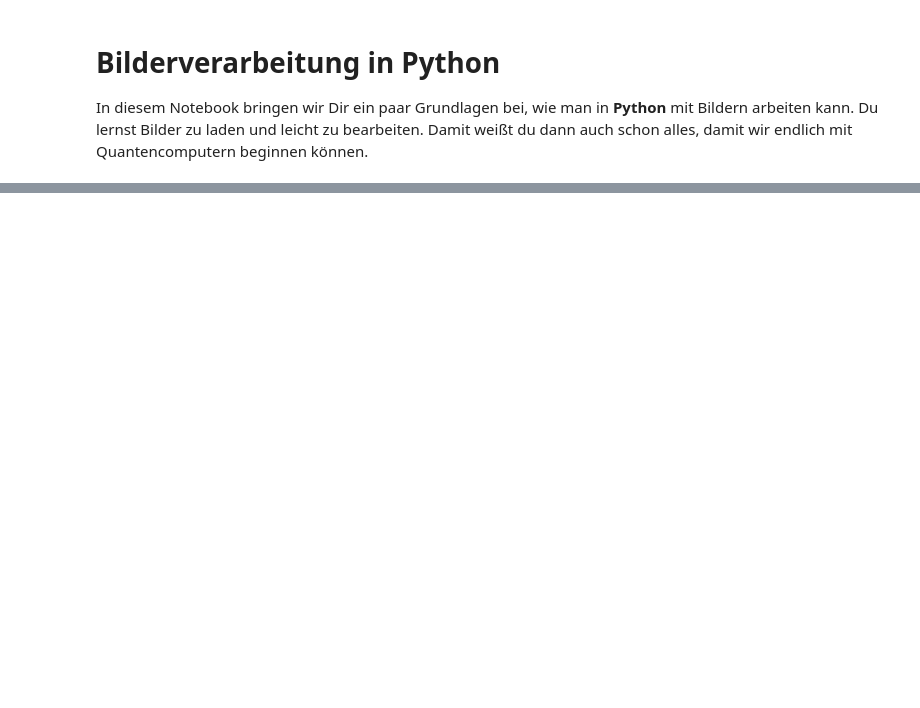
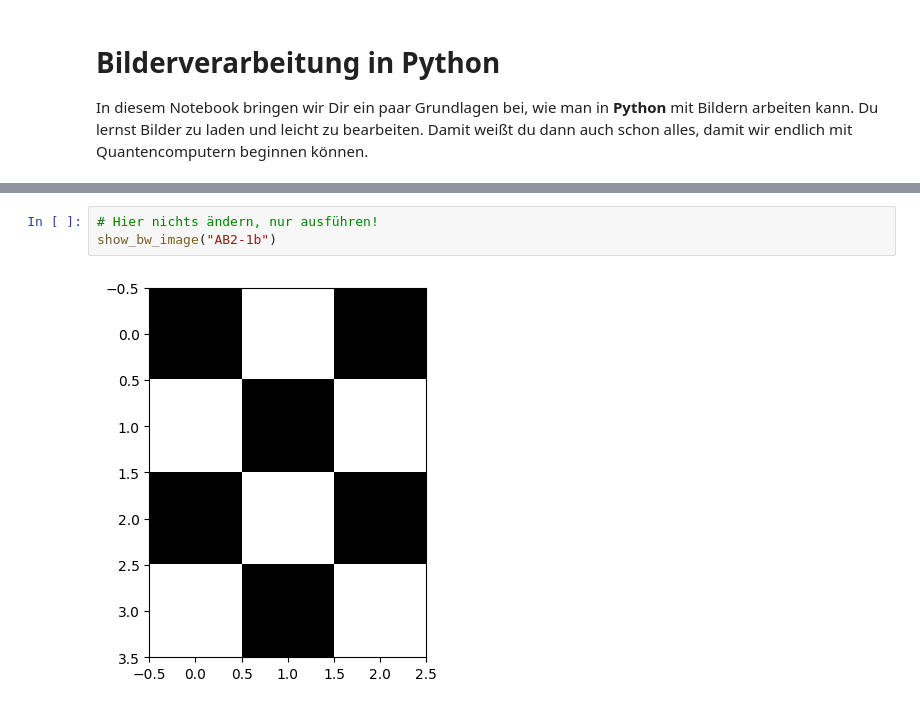
Before and after one commit to eileen-kuehn/intro_qc4images, a Jupyter notebook: worksheets/Image_Basics.ipynb, the cells around one changed output, grey strips where cells are left out. Saved outputs shown, nothing was run; the diff lists cells and outputs as text; blank space fills up the shorter version.

```diff
--- a/worksheets/Image_Basics.ipynb
+++ b/worksheets/Image_Basics.ipynb
@@ -88,0 +69,5 @@ An der Achsenbeschriftung kannst du hier schon sehen, wie groß dieses Bild in P
+# %%
+# Hier nichts ändern, nur ausführen!
+show_bw_image("AB2-1b")
+# %% [output]
+[figure, added]
```
Also changed, not shown: parts of 61 cells of this notebook, 7 other files.
